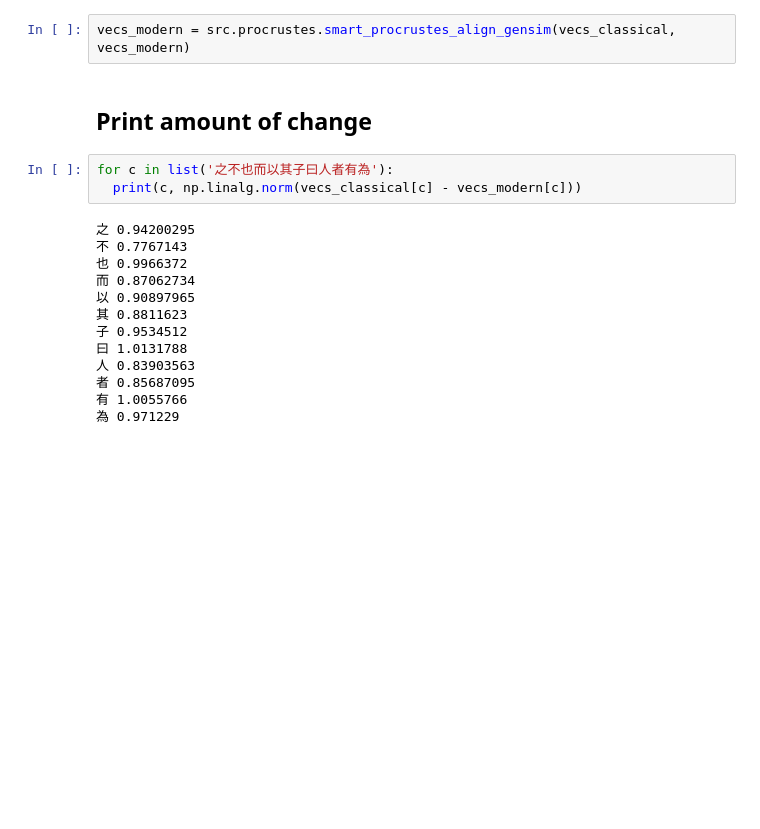
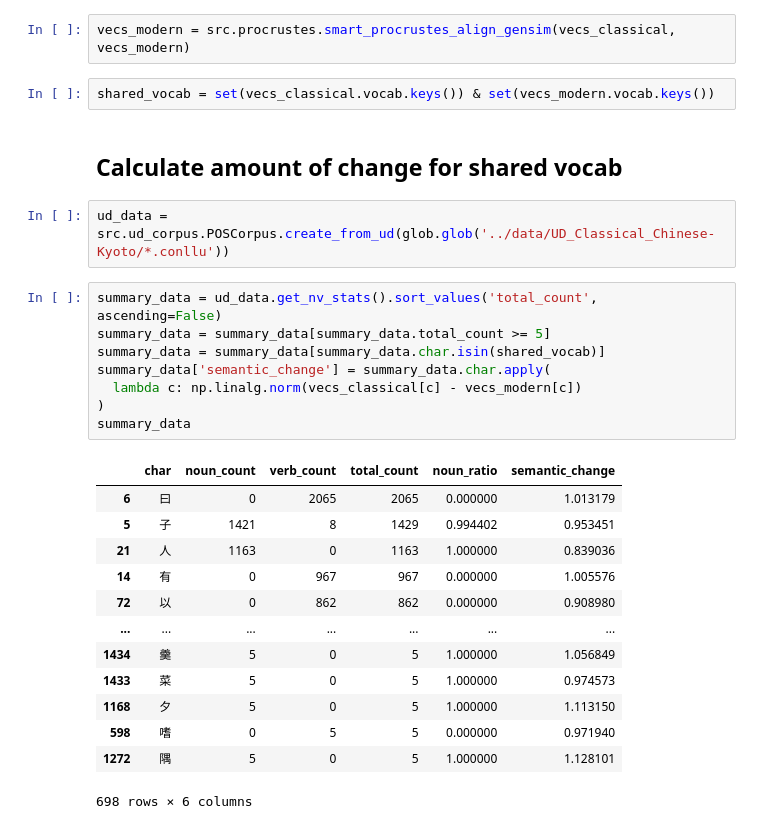
Before and after one commit to lucky-bai/csc2611-semantic-change, a Jupyter notebook: Project/notebooks/AlignVectors.ipynb, the cells around one changed output. Cells and saved outputs as stored; diff of their text form; blank space fills up the shorter version.

```diff
--- a/Project/notebooks/AlignVectors.ipynb
+++ b/Project/notebooks/AlignVectors.ipynb
@@ -51,21 +54,31 @@ vecs_modern.most_similar('也')
  ('些', 0.6294775605201721)]
 # %%
 vecs_modern = src.procrustes.smart_procrustes_align_gensim(vecs_classical, vecs_modern)
+# %%
+shared_vocab = set(vecs_classical.vocab.keys()) & set(vecs_modern.vocab.keys())
 # %% [markdown]
-## Print amount of change
+## Calculate amount of change for shared vocab
-# %%
-for c in list('之不也而以其子曰人者有為'):
-  print(c, np.linalg.norm(vecs_classical[c] - vecs_modern[c]))
-# %% [output]
-之 0.94200295
-不 0.7767143
-也 0.9966372
-而 0.87062734
-以 0.90897965
-其 0.8811623
-子 0.9534512
-曰 1.0131788
-人 0.83903563
-者 0.85687095
-有 1.0055766
-為 0.971229
+# %%
+ud_data = src.ud_corpus.POSCorpus.create_from_ud(glob.glob('../data/UD_Classical_Chinese-Kyoto/*.conllu'))
+# %%
+summary_data = ud_data.get_nv_stats().sort_values('total_count', ascending=False)
+summary_data = summary_data[summary_data.total_count >= 5]
+summary_data = summary_data[summary_data.char.isin(shared_vocab)]
+summary_data['semantic_change'] = summary_data.char.apply(
+  lambda c: np.linalg.norm(vecs_classical[c] - vecs_modern[c])
+)
+summary_data
+# %% [output]
+|  | char | noun_count | verb_count | total_count | noun_ratio | semantic_change |
+| 6 | 曰 | 0 | 2065 | 2065 | 0.000000 | 1.013179 |
+| 5 | 子 | 1421 | 8 | 1429 | 0.994402 | 0.953451 |
+| 21 | 人 | 1163 | 0 | 1163 | 1.000000 | 0.839036 |
+| 14 | 有 | 0 | 967 | 967 | 0.000000 | 1.005576 |
+| 72 | 以 | 0 | 862 | 862 | 0.000000 | 0.908980 |
+| ... | ... | ... | ... | ... | ... | ... |
+| 1434 | 羹 | 5 | 0 | 5 | 1.000000 | 1.056849 |
+| 1433 | 菜 | 5 | 0 | 5 | 1.000000 | 0.974573 |
+| 1168 | 夕 | 5 | 0 | 5 | 1.000000 | 1.113150 |
+| 598 | 嗜 | 0 | 5 | 5 | 0.000000 | 0.971940 |
+| 1272 | 隅 | 5 | 0 | 5 | 1.000000 | 1.128101 |
+698 rows × 6 columns
```
Also changed, not shown: parts of 6 cells of this notebook, 1 other file.
